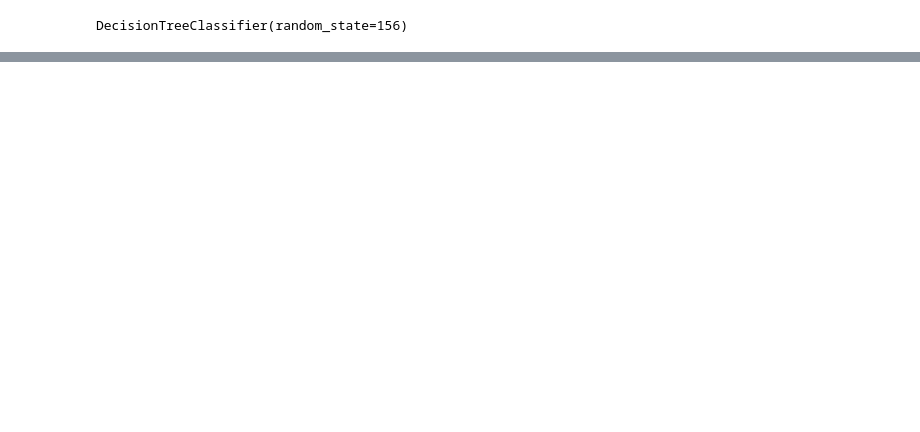
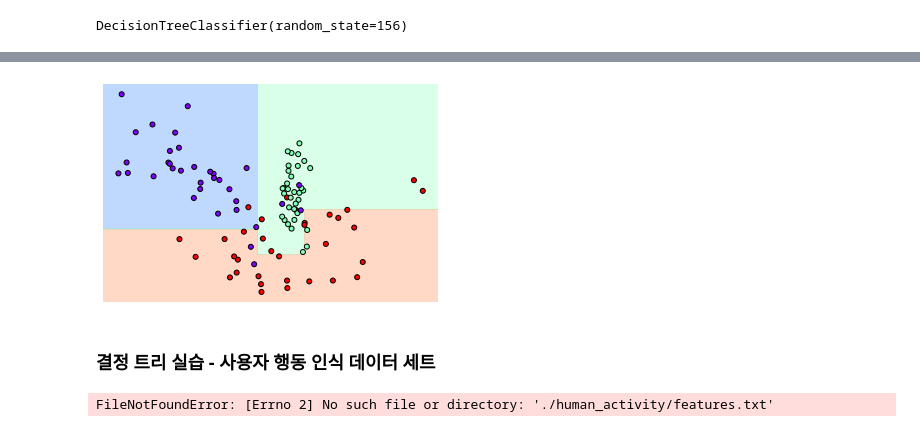
Before and after one commit to slothnap/kaggle_list, a Jupyter notebook: Python_Machine_Learning_Complete_Guide/Chapter_04.ipynb, the cells around one changed output, grey strips where cells are left out. Cells and saved outputs as stored; diff of their text form; code cells hidden in the pictures; blank space fills up the shorter version.

```diff
--- a/Python_Machine_Learning_Complete_Guide/Chapter_04.ipynb
+++ b/Python_Machine_Learning_Complete_Guide/Chapter_04.ipynb
@@ -149,0 +240,18 @@ DecisionTreeClassifier(random_state=156)
+# %%
+# min_samples_leaf=6으로 트리 생서 조건을 제약한 결정 경계 시각화
+dt_clf = DecisionTreeClassifier(min_samples_leaf=6).fit(X_features, y_labels)
+visualize_boundary(dt_clf, X_features, y_labels)
+# %% [output]
+[figure, added]
+# %% [markdown]
+### 결정 트리 실습 - 사용자 행동 인식 데이터 세트
+# %%
+import pandas as pd
+import matplotlib.pyplot as plt
+%matplotlib inline
+
+# features.txt 파일에는 피처 이름 index와 피처명이 공백으로 분리되어 있음. 이를 DataFrame으로 로드.
+feature_name_df = pd.read_csv('./human_activity/features.txt', sep='\s+',
+                              header=None, names=['column_index', 'column_name'])
+# %% [output]
+FileNotFoundError: [Errno 2] No such file or directory: './human_activity/features.txt'
```
Also changed, not shown: parts of 9 cells of this notebook, 11 other files.
